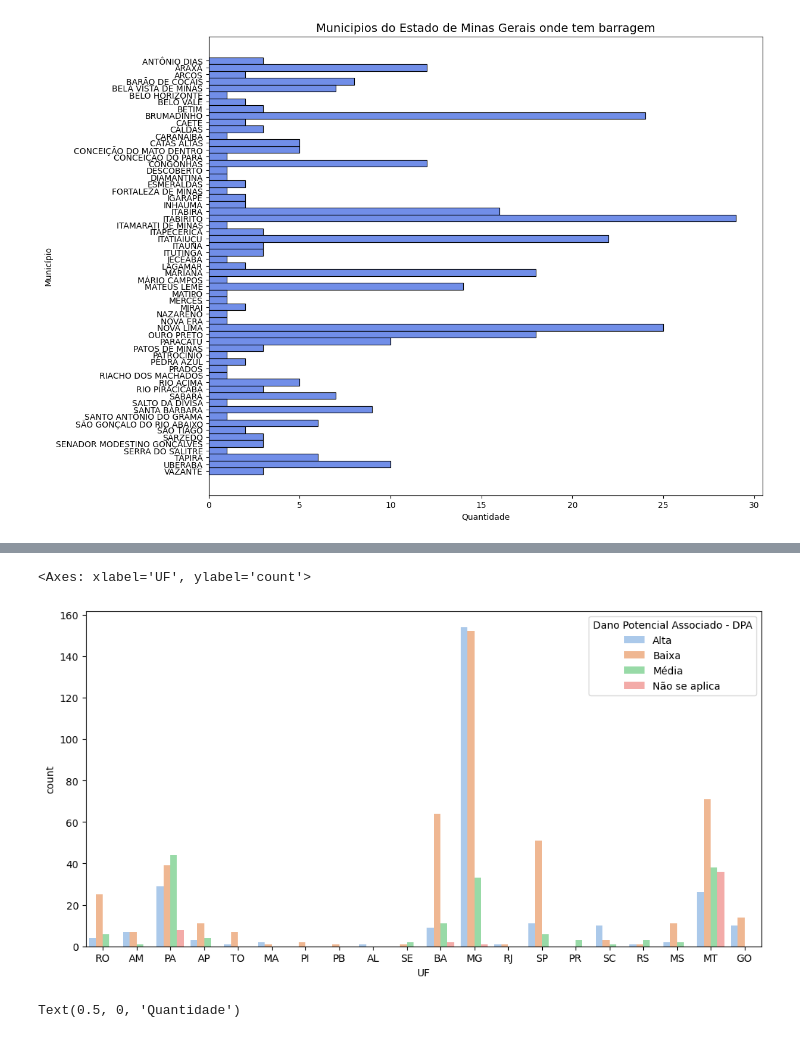
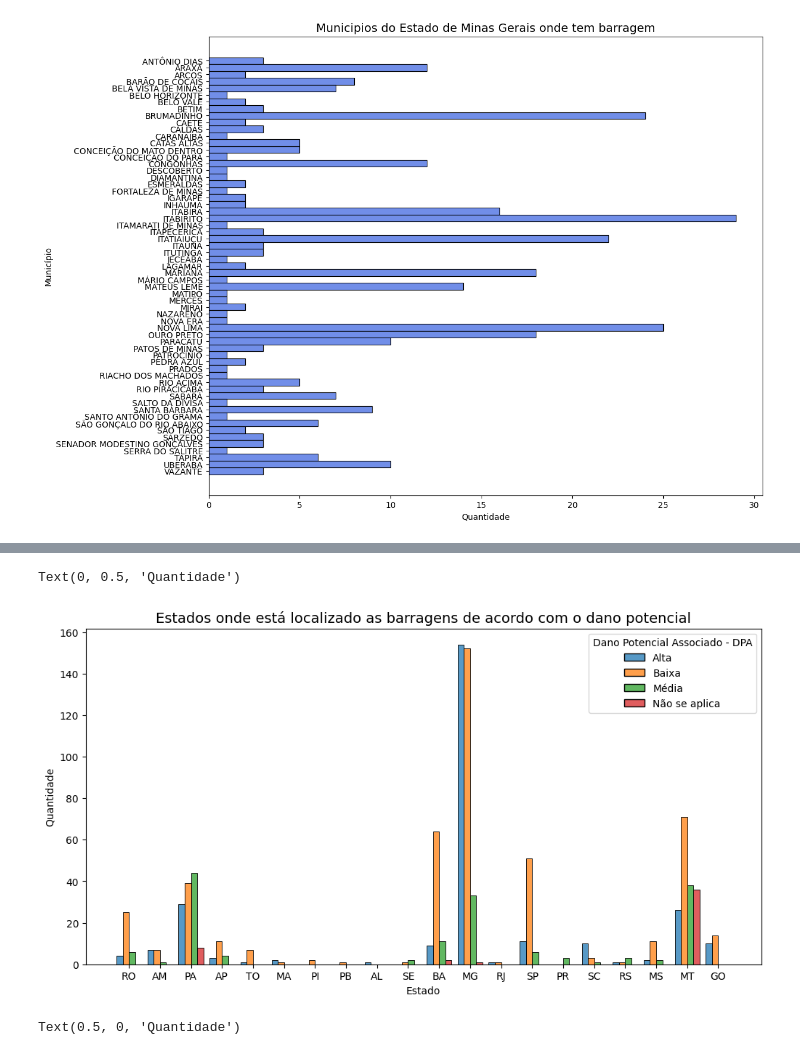
Before and after one commit to acaicomdados/analise-barragens, a Jupyter notebook: Notebook feito nos encontros/analise_barragem_dia_16_03_24.ipynb, the cells around one changed output, grey strips where cells are left out. Drawn from its saved outputs; the diff is of its cells as text; code cells hidden in the pictures.

```diff
--- a/Notebook feito nos encontros/analise_barragem_dia_16_03_24.ipynb
+++ b/Notebook feito nos encontros/analise_barragem_dia_16_03_24.ipynb
@@ -67,10 +115,13 @@ sns.countplot(x='UF',data=barragem,color='royalblue',hue='Categoria de Risco - C
 # %%
 plt.figure(figsize=(12,6))
-sns.countplot(x='UF',data=barragem,color='royalblue',hue='Dano Potencial Associado - DPA',
-              palette='pastel')
+plt.title('Estados onde está localizado as barragens de acordo com o dano potencial',
+          fontsize=14)
+sns.histplot(x='UF',data=barragem,color='royalblue',hue='Dano Potencial Associado - DPA',shrink=.8,multiple='dodge')
+plt.xlabel('Estado')
+plt.ylabel('Quantidade')
 # %% [output]
-<Axes: xlabel='UF', ylabel='count'>
+Text(0, 0.5, 'Quantidade')
-[figure, old version]
+[figure, new version]
 # %%
 plt.title('Municipios do Estado do Pará onde tem barragem',fontsize=14)
 sns.countplot(y='Município',data=barragem[barragem['UF']=='PA'],color='royalblue',
```
Also changed, not shown: parts of 8 cells of this notebook.
